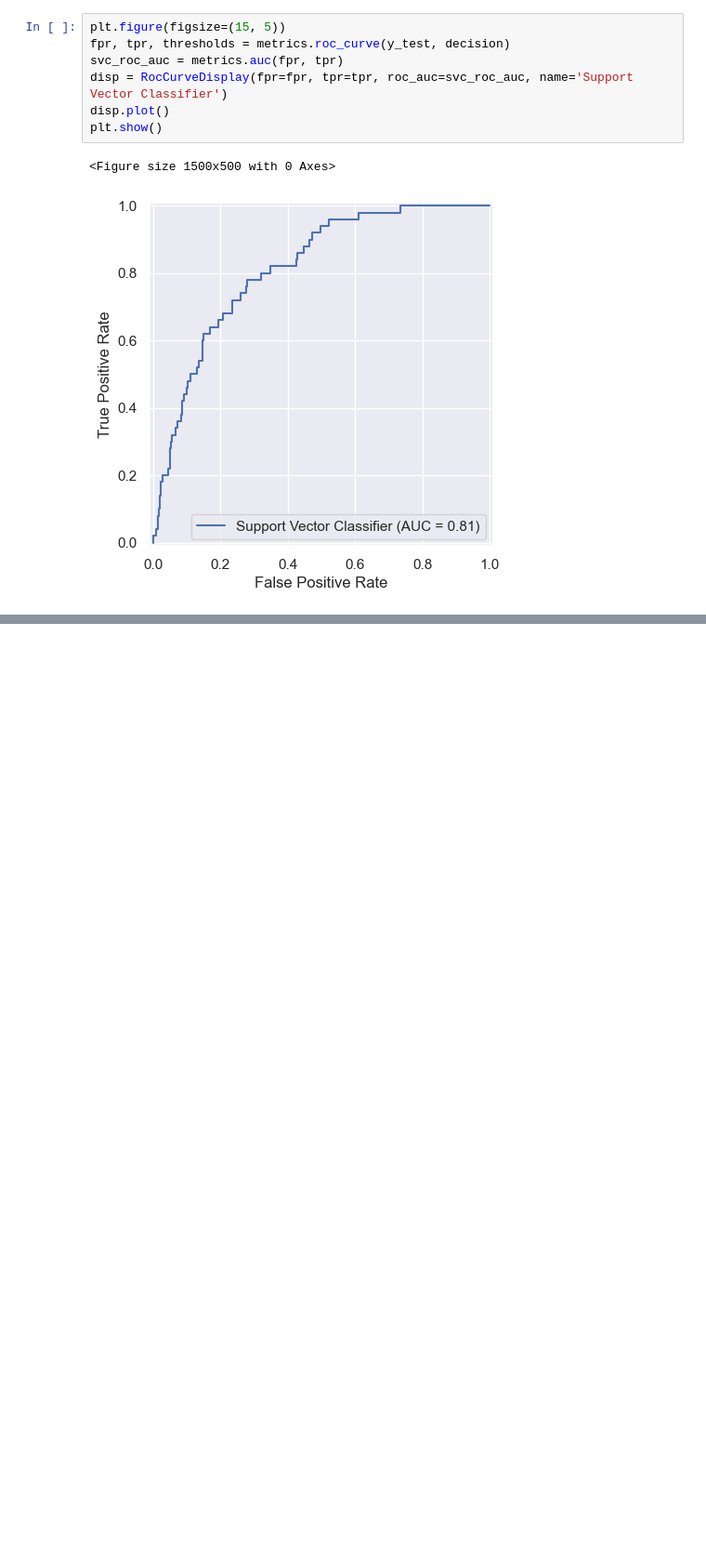
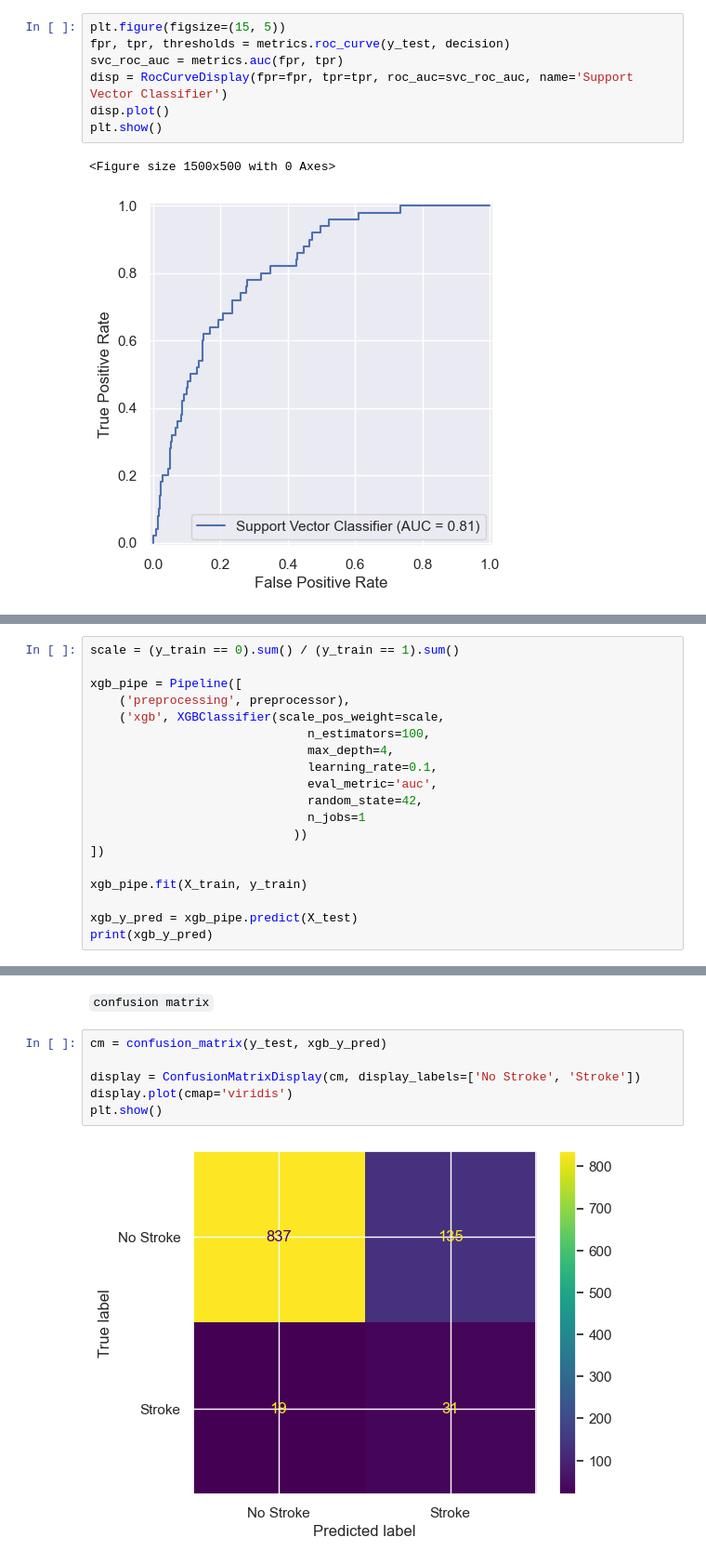
Before and after one commit to codewithraphael/machine-learning, a Jupyter notebook: Stroke Prediction/Notebook/stroke_prediction.ipynb, the cells around one changed output, grey strips where cells are left out. Shown at 93% size. Cells and saved outputs as stored; diff of their text form; blank space fills up the shorter version.

Commit message:
tuned hyperparameter on xgbclassifier
tuned hyperparameter on xgbclassifier and saved model for deployment testing

```diff
--- a/Stroke Prediction/Notebook/stroke_prediction.ipynb
+++ b/Stroke Prediction/Notebook/stroke_prediction.ipynb
@@ -697,0 +702,19 @@ plt.show()
+# %%
+scale = (y_train == 0).sum() / (y_train == 1).sum()
+
+xgb_pipe = Pipeline([
+    ('preprocessing', preprocessor),
+    ('xgb', XGBClassifier(scale_pos_weight=scale,
+                              n_estimators=100,
+                              max_depth=4,
+                              learning_rate=0.1,
+                              eval_metric='auc',
+                              random_state=42,
+                              n_jobs=1
+                            ))
+])
+
+xgb_pipe.fit(X_train, y_train)
+
+xgb_y_pred = xgb_pipe.predict(X_test)
+print(xgb_y_pred)
@@ -697,0 +782,10 @@ plt.show()
+# %% [markdown]
+`confusion matrix`
+# %%
+cm = confusion_matrix(y_test, xgb_y_pred)
+
+display = ConfusionMatrixDisplay(cm, display_labels=['No Stroke', 'Stroke'])
+display.plot(cmap='viridis')
+plt.show()
+# %% [output]
+[figure, added]
```
Also changed, not shown: parts of 12 cells of this notebook.
